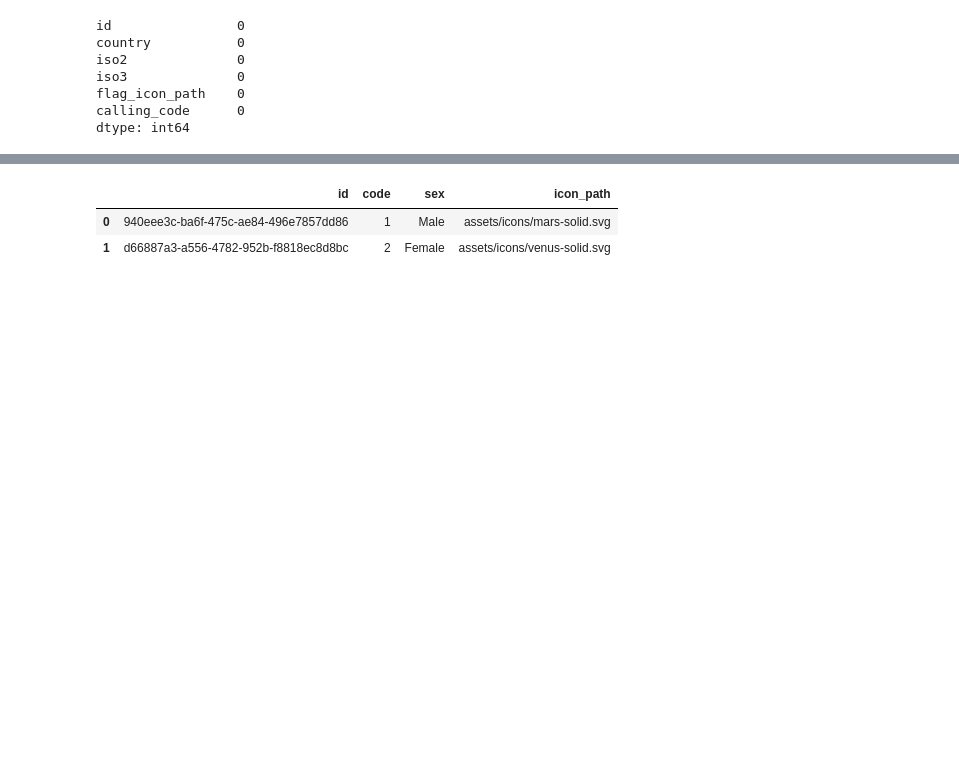
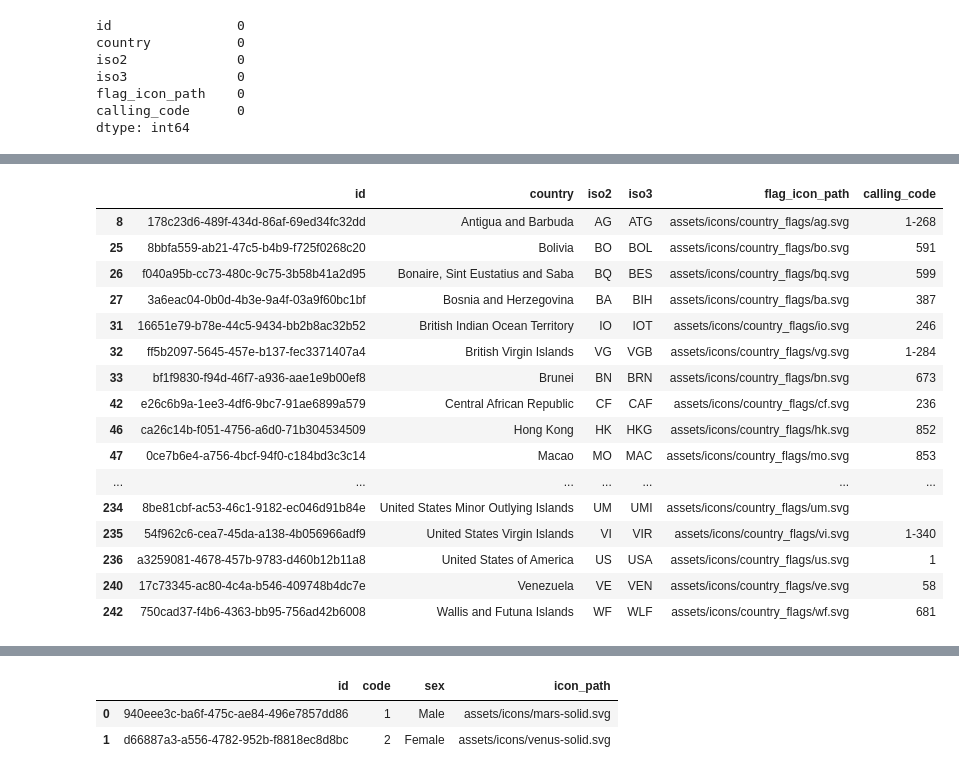
Before and after one commit to AI-UN-SDG5/AI-UN-SDG5_Data_Preparation, a Jupyter notebook: data_preparation.ipynb, the cells around one changed output, grey strips where cells are left out. Drawn from its saved outputs; the diff is of its cells as text; code cells hidden in the pictures; blank space fills up the shorter version.

```diff
--- a/data_preparation.ipynb
+++ b/data_preparation.ipynb
@@ -162,0 +185,40 @@ dtype: int64
+# %%
+country_df.loc[25, "country"] = "Bolivia"
+country_df.loc[33, "country"] = "Brunei"
+country_df.loc[46, "country"] = "Hong Kong"
+country_df.loc[47, "country"] = "Macao"
+country_df.loc[61, "country"] = "North Korea"
+country_df.loc[107, "country"] = "Iran"
+country_df.loc[122, "country"] = "Laos"
+country_df.loc[143, "country"] = "Micronesia"
+country_df.loc[153, "country"] = "The Netherlands"
+country_df.loc[177, "country"] = "South Korea"
+country_df.loc[178, "country"] = "Moldova"
+country_df.loc[180, "country"] = "Russia"
+country_df.loc[187, "country"] = "Saint Martin"
+country_df.loc[199, "country"] = "Sint Maartin"
+country_df.loc[209, "country"] = "Palestine"
+country_df.loc[215, "country"] = "Syria"
+country_df.loc[216, "country"] = "Taiwan"
+country_df.loc[232, "country"] = "United Kingdom"
+country_df.loc[233, "country"] = "Tanzania"
+country_df.loc[240, "country"] = "Venezuela"
+country_df.loc[ country_long_name_df.index, :]
+# %% [output]
+|  | id | country | iso2 | iso3 | flag_icon_path | calling_code |
+| 8 | 178c23d6-489f-434d-86af-69ed34fc32dd | Antigua and Barbuda | AG | ATG | assets/icons/country_flags/ag.svg | 1-268 |
+| 25 | 8bbfa559-ab21-47c5-b4b9-f725f0268c20 | Bolivia | BO | BOL | assets/icons/country_flags/bo.svg | 591 |
+| 26 | f040a95b-cc73-480c-9c75-3b58b41a2d95 | Bonaire, Sint Eustatius and Saba | BQ | BES | assets/icons/country_flags/bq.svg | 599 |
+| 27 | 3a6eac04-0b0d-4b3e-9a4f-03a9f60bc1bf | Bosnia and Herzegovina | BA | BIH | assets/icons/country_flags/ba.svg | 387 |
+| 31 | 16651e79-b78e-44c5-9434-bb2b8ac32b52 | British Indian Ocean Territory | IO | IOT | assets/icons/country_flags/io.svg | 246 |
+| 32 | ff5b2097-5645-457e-b137-fec3371407a4 | British Virgin Islands | VG | VGB | assets/icons/country_flags/vg.svg | 1-284 |
+| 33 | bf1f9830-f94d-46f7-a936-aae1e9b00ef8 | Brunei | BN | BRN | assets/icons/country_flags/bn.svg | 673 |
+| 42 | e26c6b9a-1ee3-4df6-9bc7-91ae6899a579 | Central African Republic | CF | CAF | assets/icons/country_flags/cf.svg | 236 |
+| 46 | ca26c14b-f051-4756-a6d0-71b304534509 | Hong Kong | HK | HKG | assets/icons/country_flags/hk.svg | 852 |
+| 47 | 0ce7b6e4-a756-4bcf-94f0-c184bd3c3c14 | Macao | MO | MAC | assets/icons/country_flags/mo.svg | 853 |
+| ... | ... | ... | ... | ... | ... | ... |
+| 234 | 8be81cbf-ac53-46c1-9182-ec046d91b84e | United States Minor Outlying Islands | UM | UMI | assets/icons/country_flags/um.svg |  |
+| 235 | 54f962c6-cea7-45da-a138-4b056966adf9 | United States Virgin Islands | VI | VIR | assets/icons/country_flags/vi.svg | 1-340 |
+| 236 | a3259081-4678-457b-9783-d460b12b11a8 | United States of America | US | USA | assets/icons/country_flags/us.svg | 1 |
+| 240 | 17c73345-ac80-4c4a-b546-409748b4dc7e | Venezuela | VE | VEN | assets/icons/country_flags/ve.svg | 58 |
+| 242 | 750cad37-f4b6-4363-bb95-756ad42b6008 | Wallis and Futuna Islands | WF | WLF | assets/icons/country_flags/wf.svg | 681 |
```
Also changed, not shown: parts of 7 cells of this notebook.
